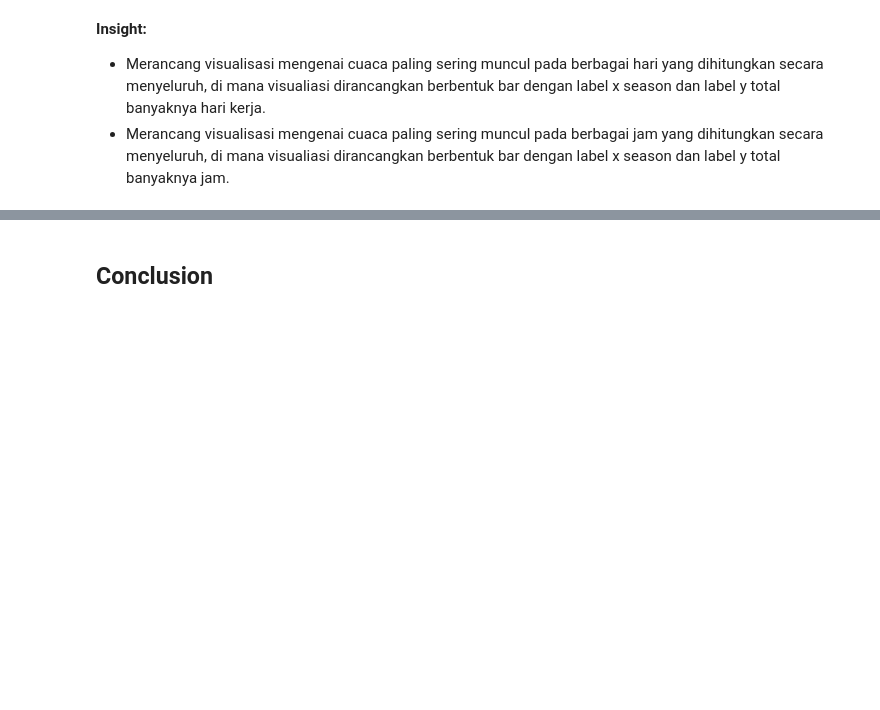
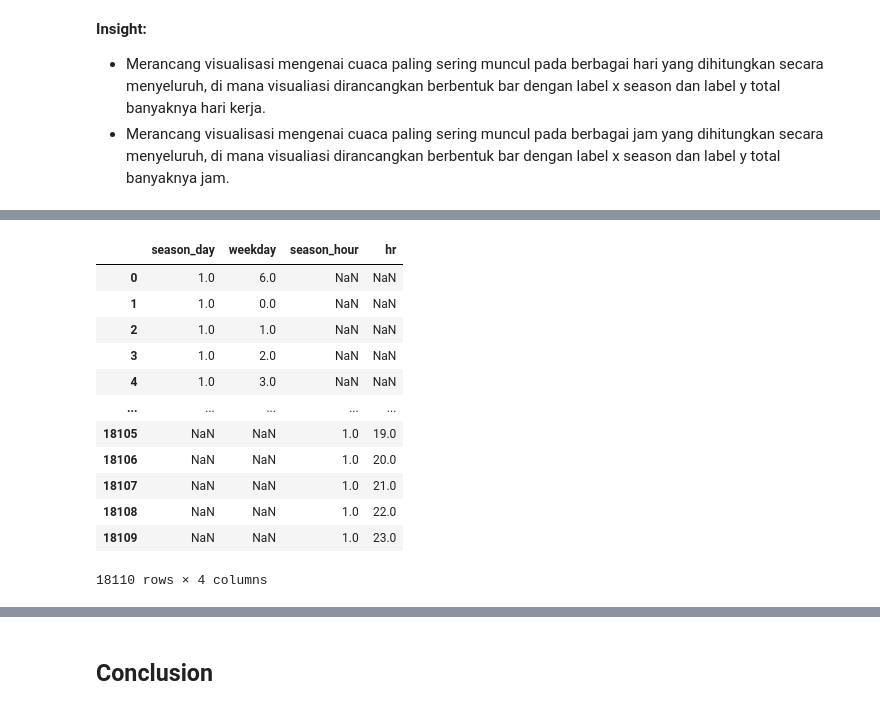
Before and after one commit to ValentioStanley/Data-Analysis-with-Python, a Jupyter notebook: notebook.ipynb, the cells around one changed output, grey strips where cells are left out. Drawn from its saved outputs; the diff is of its cells as text; code cells hidden in the pictures; blank space fills up the shorter version.

```diff
--- a/notebook.ipynb
+++ b/notebook.ipynb
@@ -452,0 +487,20 @@ df2.to_csv("df_hour.csv", index=False)
+# %%
+main_data = pd.read_csv(r'dashboard\main_data.csv')
+main_df = pd.DataFrame(main_data)
+display(main_df)
+df1 = main_df[['season_day', 'weekday']].dropna(axis=0, ignore_index=True)
+df2 = main_df[['season_hour', 'hr']].dropna(axis=0, ignore_index=True)
+# %% [output]
+|  | season_day | weekday | season_hour | hr |
+| 0 | 1.0 | 6.0 | NaN | NaN |
+| 1 | 1.0 | 0.0 | NaN | NaN |
+| 2 | 1.0 | 1.0 | NaN | NaN |
+| 3 | 1.0 | 2.0 | NaN | NaN |
+| 4 | 1.0 | 3.0 | NaN | NaN |
+| ... | ... | ... | ... | ... |
+| 18105 | NaN | NaN | 1.0 | 19.0 |
+| 18106 | NaN | NaN | 1.0 | 20.0 |
+| 18107 | NaN | NaN | 1.0 | 21.0 |
+| 18108 | NaN | NaN | 1.0 | 22.0 |
+| 18109 | NaN | NaN | 1.0 | 23.0 |
+18110 rows × 4 columns
```
Also changed, not shown: parts of 6 cells of this notebook, 3 other files.
